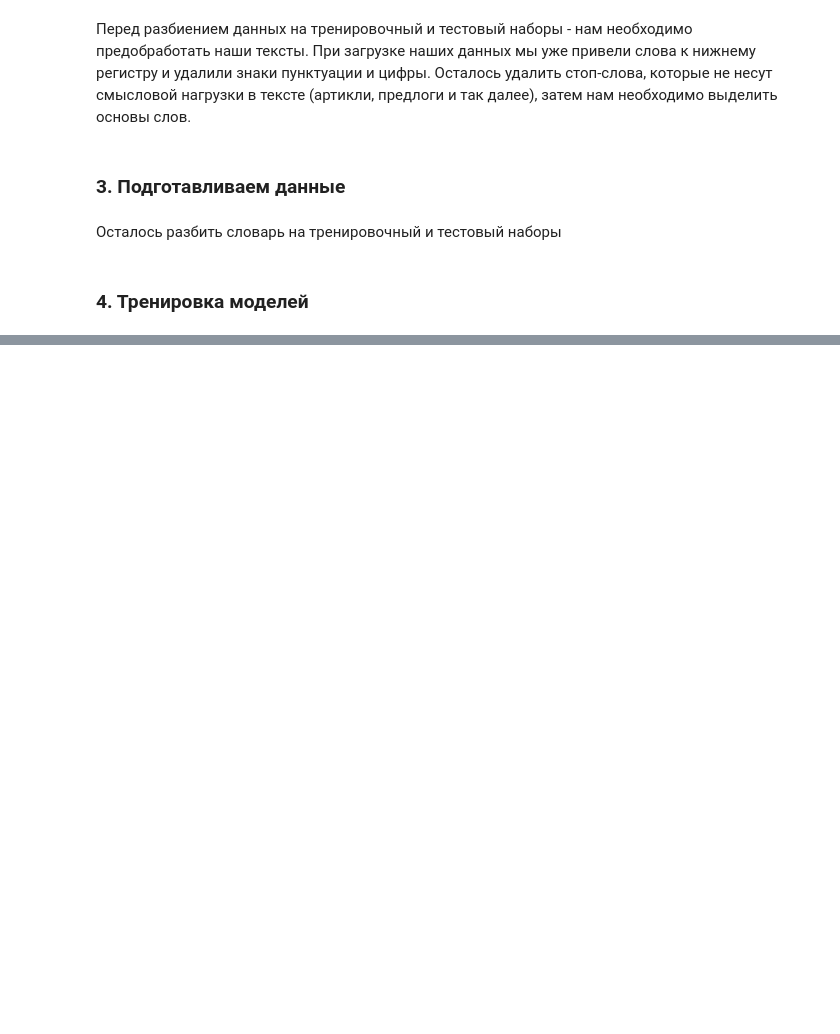
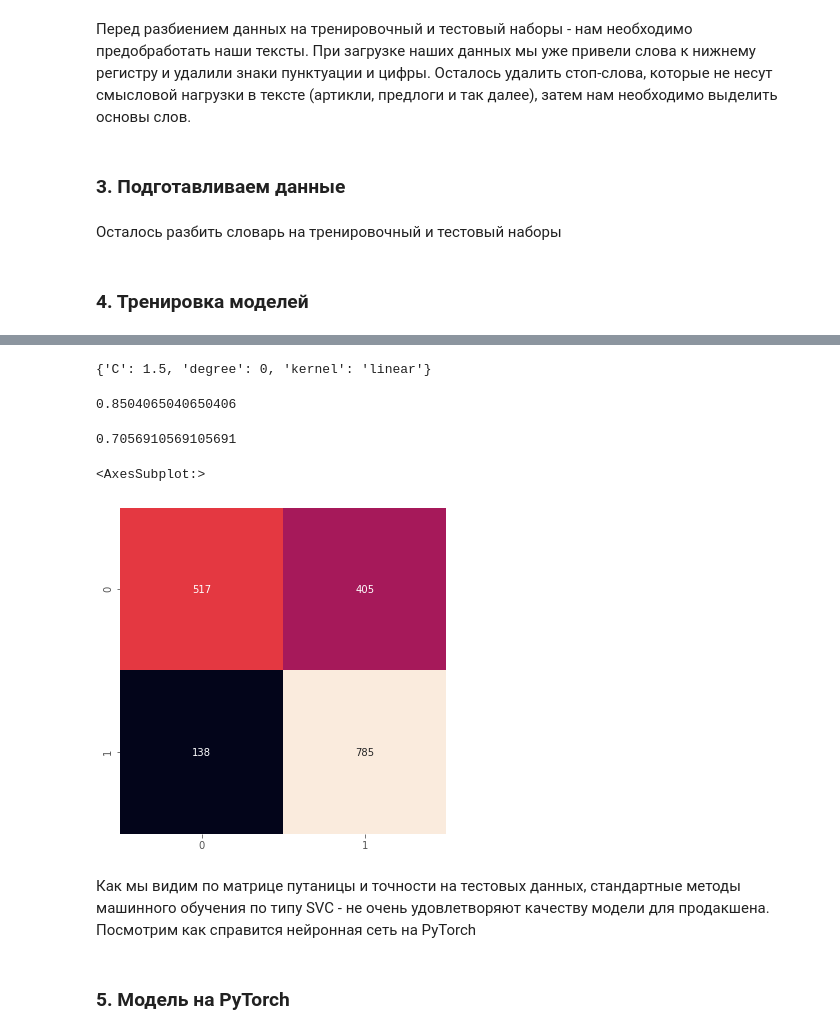
Before and after one commit to LuxAeterna311/DS-researches, a Jupyter notebook: TextBlowber.ipynb, the cells around one changed output, grey strips where cells are left out. Drawn from its saved outputs; the diff is of its cells as text; code cells hidden in the pictures; blank space fills up the shorter version.

```diff
--- a/TextBlowber.ipynb
+++ b/TextBlowber.ipynb
@@ -189,0 +227,4 @@ Mean Accuracy 0.8357723577235772
+# %%
+# Преобразуем данные
+vectorized_train_X = vectorizer.transform(train_X)
+vectorized_test_X = vectorizer.transform(test_X)
@@ -189,0 +243,29 @@ Mean Accuracy 0.8357723577235772
+# %%
+# Лучшие параметры
+clf.best_params_
+# %% [output]
+{'C': 1.5, 'degree': 0, 'kernel': 'linear'}
+# %%
+# Лучшая точность
+clf.best_score_
+# %% [output]
+0.8504065040650406
+# %%
+model = SVC(C = 1.5, kernel = "linear")
+model.fit(vectorized_train_X, train_y)
+predictions = model.predict(vectorized_test_X)
+metrics.accuracy_score(test_y, predictions)
+# %% [output]
+0.7056910569105691
+# %%
+plt.rcParams["figure.figsize"] = (6, 6)
+cm = metrics.confusion_matrix(test_y, predictions)
+sns.heatmap(cm, square = True, cbar = False, fmt = "d", annot = True, xticklabels=[0, 1], yticklabels=[0, 1])
+# %% [output]
+<AxesSubplot:>
+[figure, added]
+# %% [markdown]
+Как мы видим по матрице путаницы и точности на тестовых данных, стандартные методы машинного обучения по типу SVC - не очень удовлетворяют качеству модели для продакшена.
+Посмотрим как справится нейронная сеть на PyTorch
+# %% [markdown]
+### 5. Модель на PyTorch
```
Also changed, not shown: parts of 11 cells of this notebook.
